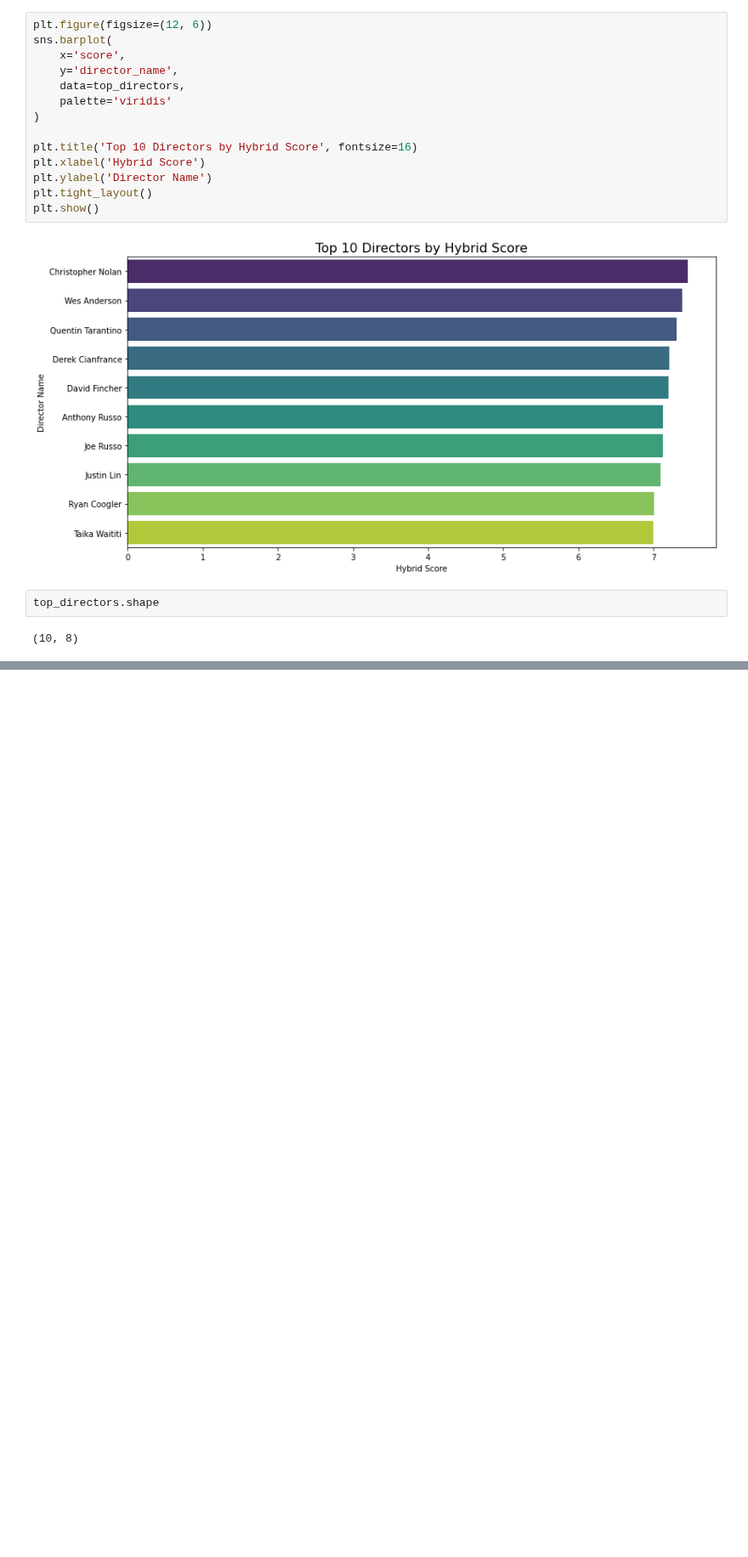
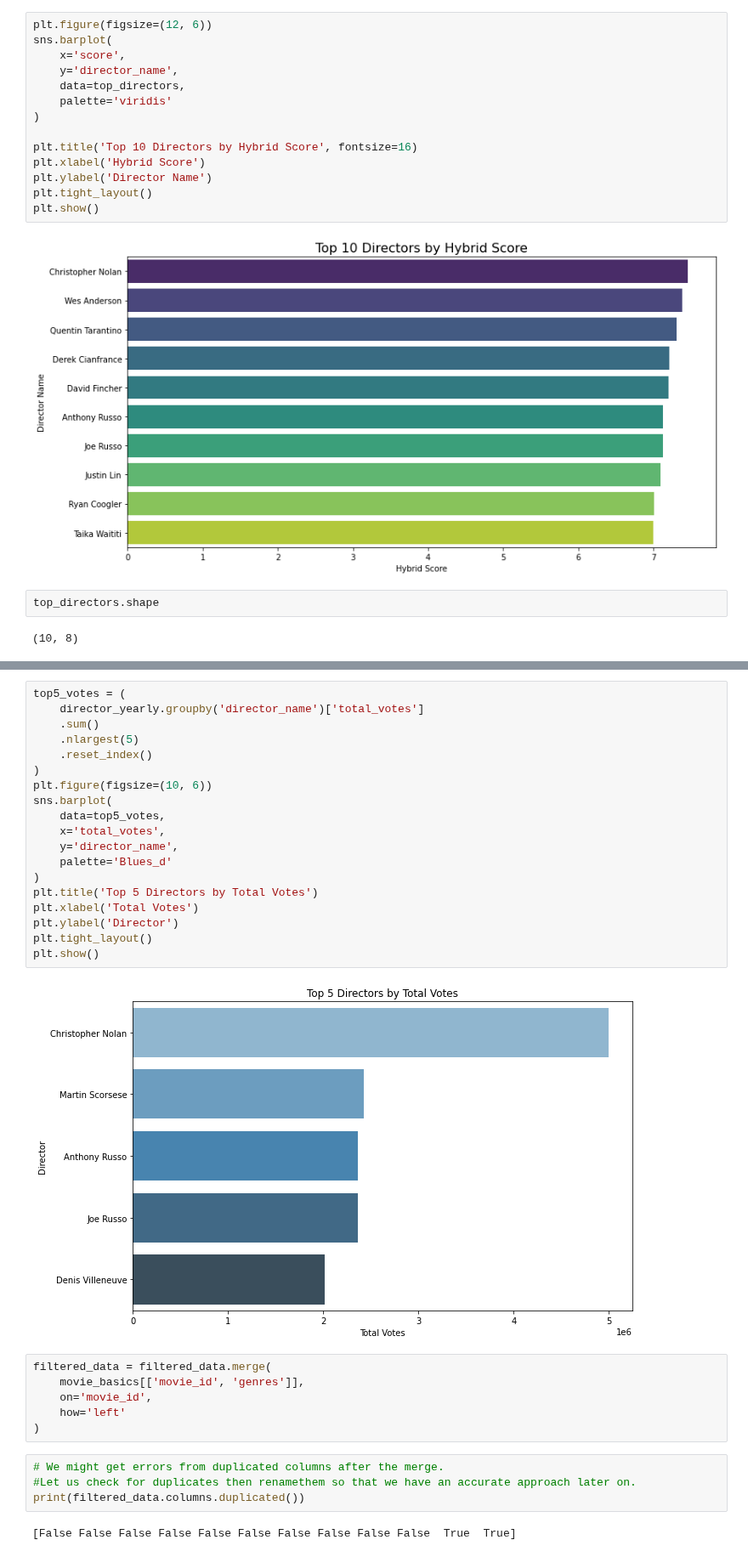
Before and after one commit to lmutua/movie-market-analysis, a Jupyter notebook: directors_data.ipynb, the cells around one changed output, grey strips where cells are left out. Shown at 85% size. Cells and saved outputs as stored; diff of their text form; blank space fills up the shorter version.

```diff
--- a/directors_data.ipynb
+++ b/directors_data.ipynb
@@ -483,0 +513,33 @@ top_directors.shape
+# %%
+top5_votes = (
+    director_yearly.groupby('director_name')['total_votes']
+    .sum()
+    .nlargest(5)
+    .reset_index()
+)
+plt.figure(figsize=(10, 6))
+sns.barplot(
+    data=top5_votes,
+    x='total_votes',
+    y='director_name',
+    palette='Blues_d'
+)
+plt.title('Top 5 Directors by Total Votes')
+plt.xlabel('Total Votes')
+plt.ylabel('Director')
+plt.tight_layout()
+plt.show()
+# %% [output]
+[figure, added]
+# %%
+filtered_data = filtered_data.merge(
+    movie_basics[['movie_id', 'genres']],
+    on='movie_id',
+    how='left'
+)
+# %%
+# We might get errors from duplicated columns after the merge.
+#Let us check for duplicates then renamethem so that we have an accurate approach later on.
+print(filtered_data.columns.duplicated())
+# %% [output]
+[False False False False False False False False False False  True  True]
```
Also changed, not shown: parts of 14 cells of this notebook.
